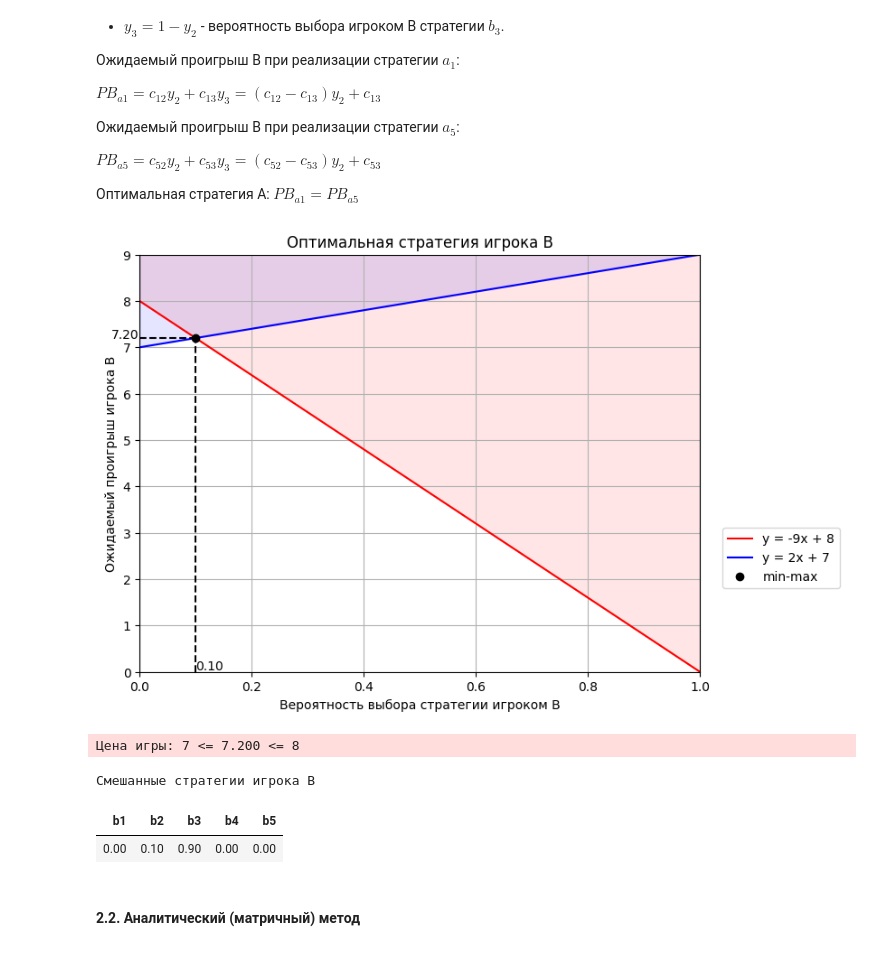
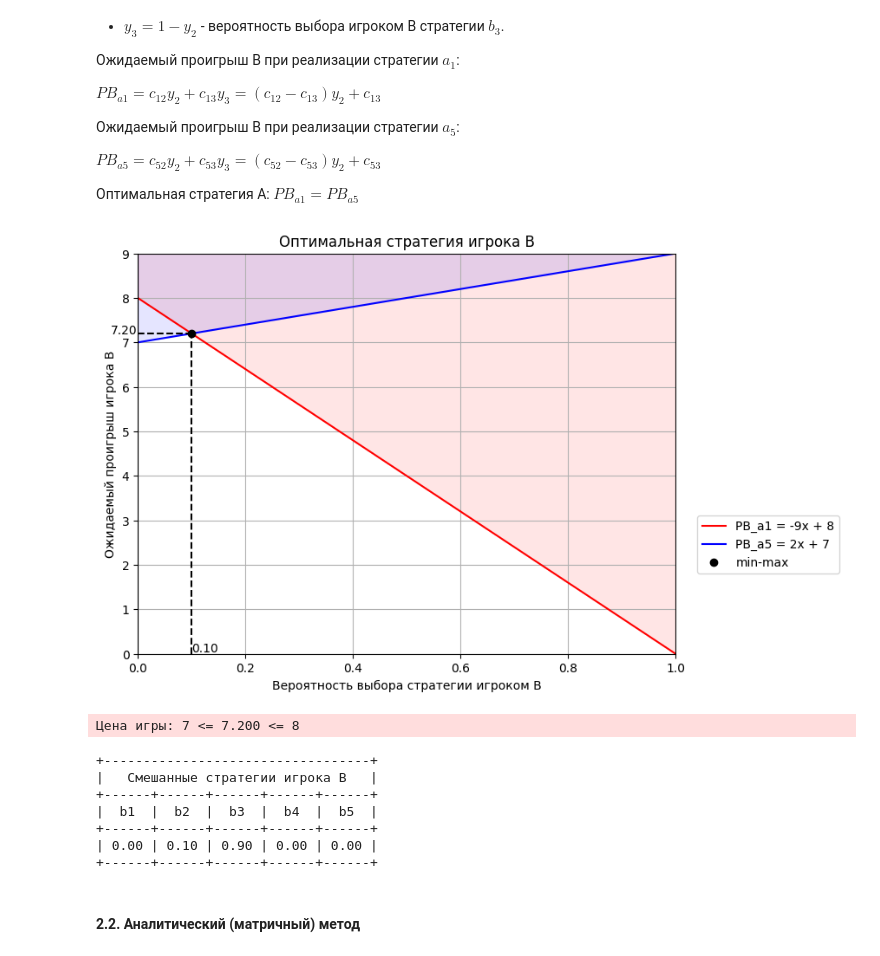
Before and after one commit to aaaaaaaalesha/10-game_theory, a Jupyter notebook: game_theory/introduction_rgz_01/rgz.ipynb, the cells around one changed output. Cells and saved outputs as stored; diff of their text form; code cells hidden in the pictures.

```diff
--- a/game_theory/introduction_rgz_01/rgz.ipynb
+++ b/game_theory/introduction_rgz_01/rgz.ipynb
@@ -272,40 +280,41 @@ X = np.linspace(0, 1, 50)
 PB_a_first_y = PB_a_first(X)
 PB_a_second_y = PB_a_second(X)
 max_PB_a_y = np.max(np.concatenate((PB_a_first_y, PB_a_second_y)))
 
 plt.figure(figsize=(8, 6))
 plt.title("Оптимальная стратегия игрока B")
 
-plt.plot(X, PB_a_first_y, label=f"y = {a - c}x + {b}", color="red")
-plt.plot(X, PB_a_second_y, label=f"y = {c - d}x + {d}", color="blue")
+PB_a_first_label, PB_a_second_label = reduced_game.player_a_strategy_labels
+plt.plot(X, PB_a_first_y, label=f"PB_{PB_a_first_label} = {a - c}x + {b}", color="red")
+plt.plot(X, PB_a_second_y, label=f"PB_{PB_a_second_label} = {c - d}x + {d}", color="blue")
 
 # Точка пересечения.
 plt.plot(x_intersect, y_intersect, "o", color="black", label="min-max")
 # Проекции точки пересечения на оси.
 plt.vlines(x_intersect, min(PB_a_first_y), y_intersect, color="black", linestyles='dashed')
 plt.hlines(y_intersect, min(X), x_intersect, color="black", linestyles='dashed')
 # Ограничение [0, 1] - вероятность.
 plt.xlim(0, 1)
 # Ограничение на нормализованные элементы матрицы.
 plt.ylim(0, max_PB_a_y)
 # Подписи осей.
 plt.xlabel("Вероятность выбора стратегии игроком B")
 plt.ylabel("Ожидаемый проигрыш игрока B")
 # Сегменты над графиками.
 plt.fill_between(X, PB_a_first_y, max_PB_a_y, color='red', alpha=0.1)
 plt.fill_between(X, PB_a_second_y, max_PB_a_y, color='blue', alpha=0.1)
 # Отображение значений координат точки пересечения на осях.
 plt.text(x_intersect, 0.05, f'{x_intersect:.2f}')
 plt.text(-0.05, y_intersect, f'{y_intersect:.2f}')
 
 plt.legend(loc=(1.04, 0.2))
 plt.grid(True)
 # %% [output]
-[figure, old version]
+[figure, new version]
 # %%
 # Смешанные стратегии игрока B и цена игры.
 assert check_resulted_game_price(reduced_game, y_intersect)
-get_resulted_mixed_strategies(
+mixed_strategies = get_resulted_mixed_strategies(
     player_labels=game_matrix.player_b_strategy_labels,
     labels_to_probability=dict(zip(
         reduced_game.player_b_strategy_labels,
@@ -313,11 +322,16 @@ get_resulted_mixed_strategies(
     )),
     player_name="B",
 )
+print(mixed_strategies)
 # %% [output]
 Цена игры: 7 <= 7.200 <= 8
-Смешанные стратегии игрока B
++----------------------------------+
+|   Смешанные стратегии игрока B   |
++------+------+------+------+------+
+|  b1  |  b2  |  b3  |  b4  |  b5  |
++------+------+------+------+------+
+| 0.00 | 0.10 | 0.90 | 0.00 | 0.00 |
++------+------+------+------+------+
-| b1 | b2 | b3 | b4 | b5 |
-| 0.00 | 0.10 | 0.90 | 0.00 | 0.00 |
 # %% [markdown]
 #### 2.2. Аналитический (матричный) метод
 # %%
```
Also changed, not shown: parts of 6 cells of this notebook.
